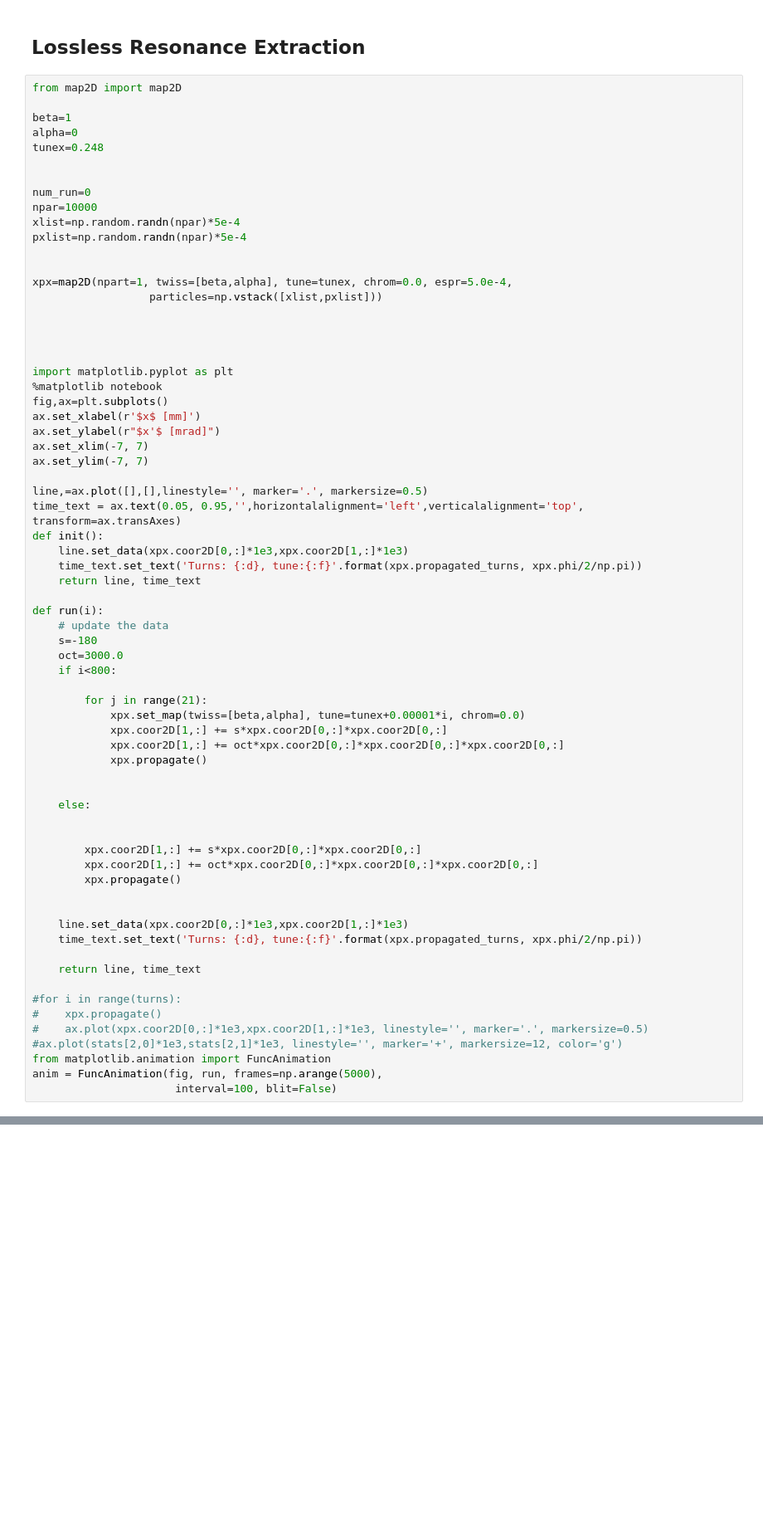
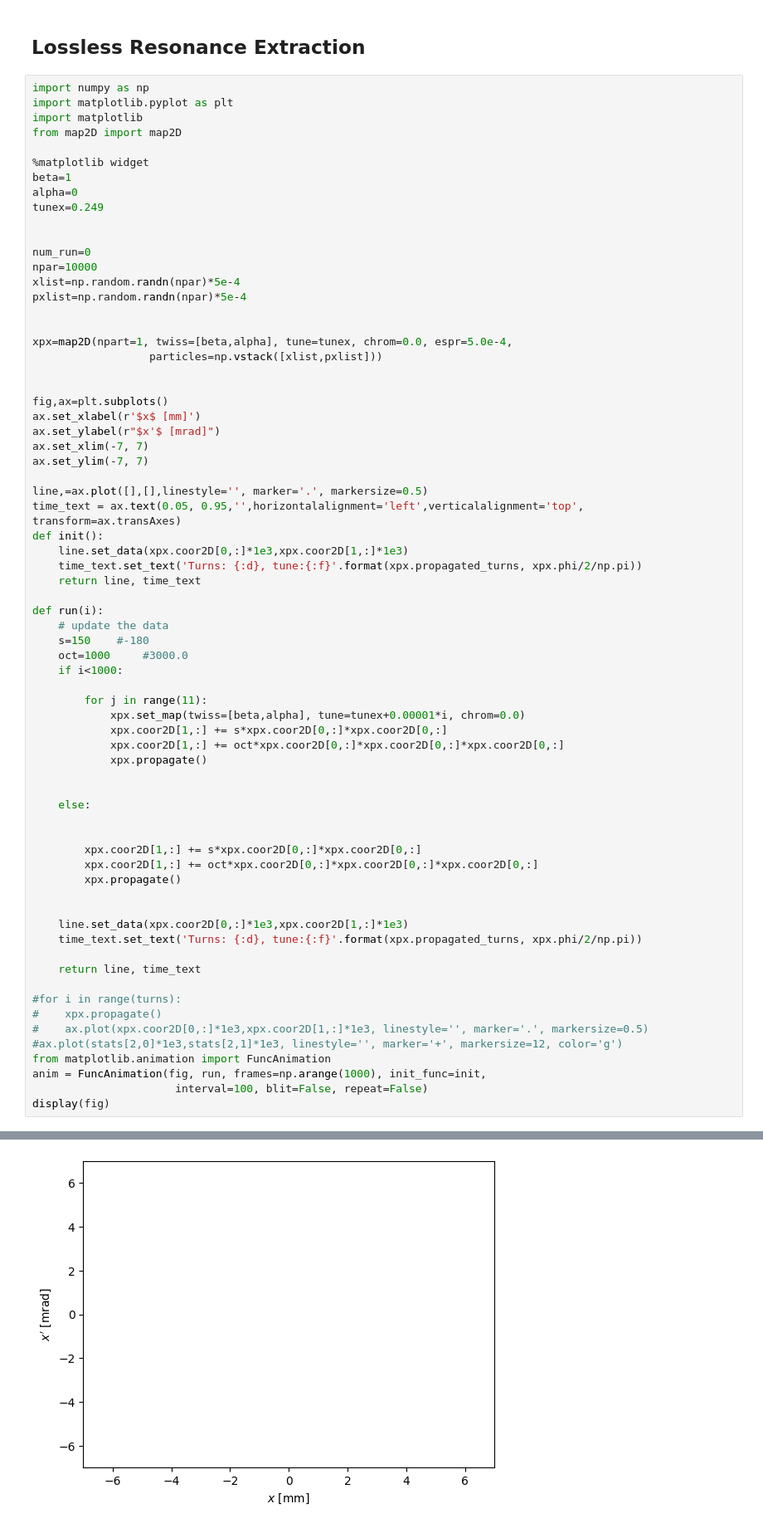
Before and after one commit to yuehao/fundamental_AP, a Jupyter notebook: synchrotron/Synchrotron_Injection_and_Extraction.ipynb, the cells around one changed output, grey strips where cells are left out. Shown at 83% size. Saved outputs shown, nothing was run; the diff lists cells and outputs as text; blank space fills up the shorter version.

```diff
--- a/synchrotron/Synchrotron_Injection_and_Extraction.ipynb
+++ b/synchrotron/Synchrotron_Injection_and_Extraction.ipynb
@@ -205,11 +219,15 @@ ax.plot(xpx.extract_history)
 # %% [markdown]
 ## Lossless Resonance Extraction
 # %%
+import numpy as np
+import matplotlib.pyplot as plt
+import matplotlib
 from map2D import map2D
 
+%matplotlib widget
 beta=1
 alpha=0
-tunex=0.248
+tunex=0.249
 
 
 num_run=0
@@ -222,10 +240,6 @@ xpx=map2D(npart=1, twiss=[beta,alpha], tune=tunex, chrom=0.0, espr=5.0e-4,
                   particles=np.vstack([xlist,pxlist]))
 
 
-
-
-import matplotlib.pyplot as plt
-%matplotlib notebook
 fig,ax=plt.subplots()
 ax.set_xlabel(r'$x$ [mm]')
 ax.set_ylabel(r"$x'$ [mrad]")
@@ -241,11 +255,11 @@ def init():
 
 def run(i):
     # update the data
-    s=-180
-    oct=3000.0
-    if i<800:
+    s=150    #-180
+    oct=1000     #3000.0
+    if i<1000:
 
-        for j in range(21):
+        for j in range(11):
             xpx.set_map(twiss=[beta,alpha], tune=tunex+0.00001*i, chrom=0.0)
             xpx.coor2D[1,:] += s*xpx.coor2D[0,:]*xpx.coor2D[0,:]
             xpx.coor2D[1,:] += oct*xpx.coor2D[0,:]*xpx.coor2D[0,:]*xpx.coor2D[0,:]
@@ -270,6 +284,7 @@ def run(i):
 #    ax.plot(xpx.coor2D[0,:]*1e3,xpx.coor2D[1,:]*1e3, linestyle='', marker='.', markersize=0.5)
 #ax.plot(stats[2,0]*1e3,stats[2,1]*1e3, linestyle='', marker='+', markersize=12, color='g')
 from matplotlib.animation import FuncAnimation
-anim = FuncAnimation(fig, run, frames=np.arange(5000),
-                      interval=100, blit=False)
+anim = FuncAnimation(fig, run, frames=np.arange(1000), init_func=init,
+                      interval=100, blit=False, repeat=False)
+display(fig)
 # %% [output]
@@ -283,0 +291 @@ AttributeError: 'NoneType' object has no attribute 'remove_callback'
+[figure, added]
```
Also changed, not shown: parts of 12 cells of this notebook, 34 other files.
